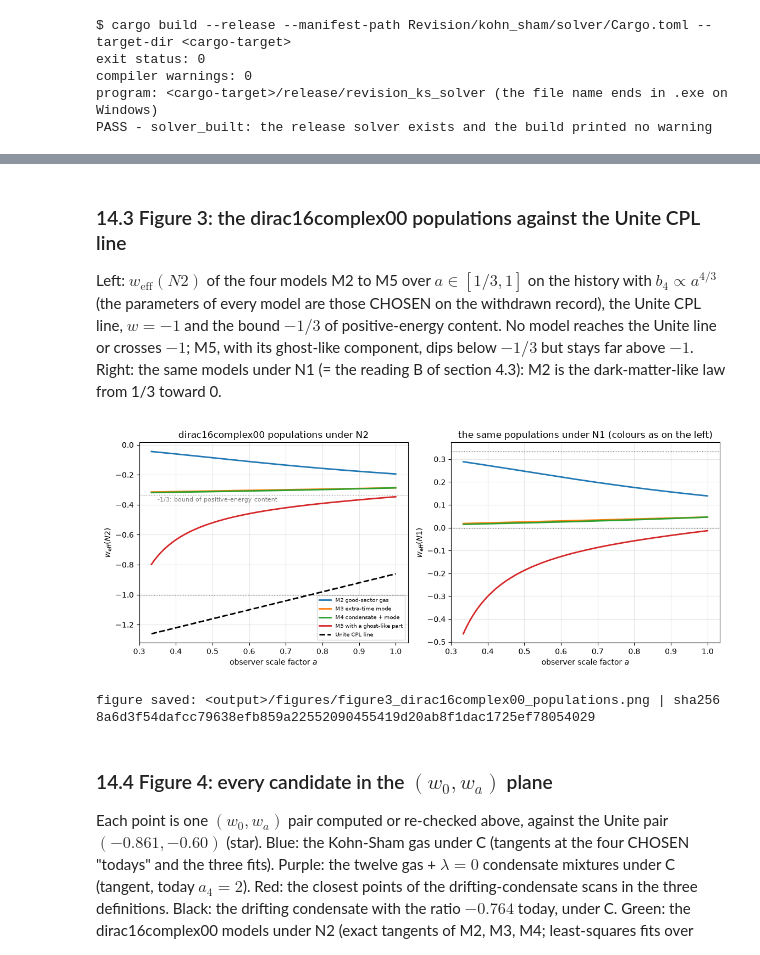
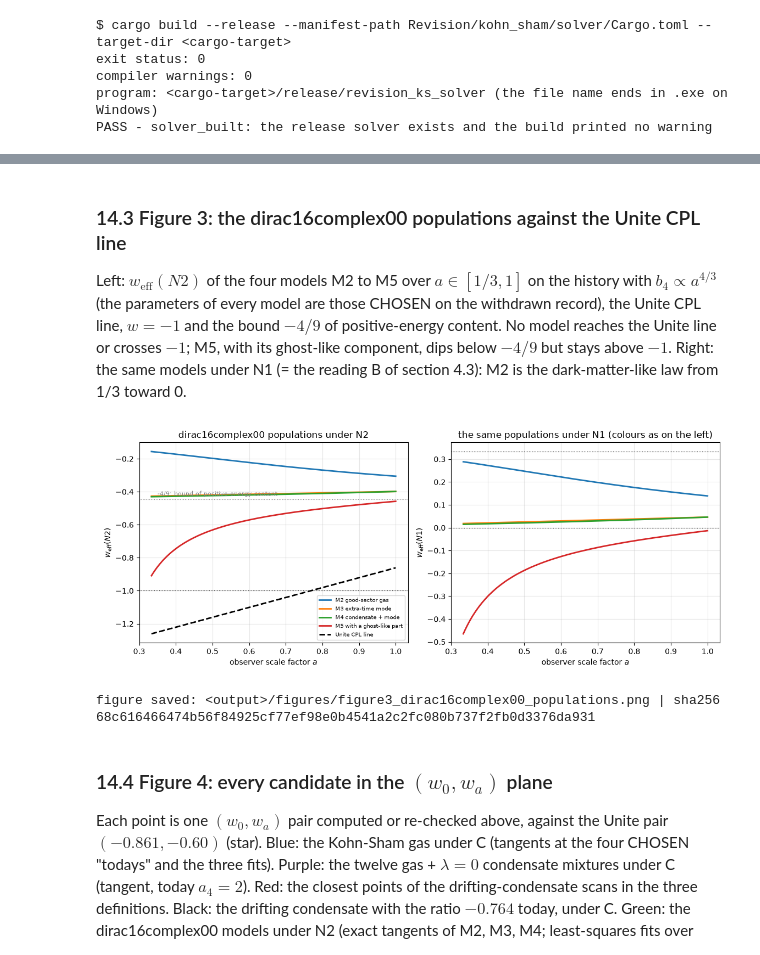
Before and after one commit to once-ere/Dirac_claude, a Jupyter notebook: Revision/notebooks/dark_sector_hypotheses.ipynb, the cells around one changed output, grey strips where cells are left out. Cells and saved outputs as stored; diff of their text form; code cells hidden in the pictures.

```diff
--- a/Revision/notebooks/dark_sector_hypotheses.ipynb
+++ b/Revision/notebooks/dark_sector_hypotheses.ipynb
@@ -1314,5 +1347,6 @@ condensate with $w_c = -0.37$ today).
 # %%
-dEg, dP3g, dXg = deriv(Eg, H_STEP), deriv(P3g, H_STEP), deriv(Xg, H_STEP)
+dEg, dP3g = deriv(Eg, H_STEP), deriv(P3g, H_STEP)
+RATE = 1.0 - 2.0 * BETA                                  # d ln u/d a4 = -5/3 (compute_eos.py)
 SCANS = {}
 for definition in ("ratio", "A_B", "C"):
     best = {"distance": float("inf")}
@@ -1322,17 +1356,19 @@ for definition in ("ratio", "A_B", "C"):
         wcs = np.linspace(-3.0, 0.99, 400)
         uu = 2 * wcs / (1 - wcs)
         for f0 in np.linspace(0.0, 1.0, 201):
-            eg, xg, p3g = f0, f0 * Xg[i2] / Eg[i2], f0 * P3g[i2] / Eg[i2]
-            deg, dxg, dp3g = f0 * dEg[i2] / Eg[i2], f0 * dXg[i2] / Eg[i2], f0 * dP3g[i2] / Eg[i2]
+            eg, p3g = f0, f0 * P3g[i2] / Eg[i2]
+            deg, dp3g = f0 * dEg[i2] / Eg[i2], f0 * dP3g[i2] / Eg[i2]
             ms0 = (1 - f0) / (1 + uu / 2)
             ec, pc = ms0 * (1 + uu / 2), ms0 * uu / 2
-            dec, dpc = -ms0 * uu, -ms0 * uu
+            dec = dpc = 0.5 * RATE * ms0 * uu
             den, dden = eg + ec, deg + dec
             if definition == "ratio":
                 num, dnum, shift = p3g + pc, dp3g + dpc, 0.0
             else:
-                num, dnum = xg + 0.5 * BETA * pc, dxg + 0.5 * BETA * dpc
-                shift = 0.0 if definition == "A_B" else -1 + 0.5 * BETA
+                # the numerator P3 + (beta/2 - 1)(P0 + 3 Pt)/3 of w_eff(A): the condensate has P3 = Pt = P0 = P_c
+                num = p3g + pc + (0.5 * BETA - 1.0) * 4.0 * pc / 3.0
+                dnum = dp3g + dpc + (0.5 * BETA - 1.0) * 4.0 * dpc / 3.0
+                shift = 0.0 if definition == "A_B" else SHIFT_C
             w0 = num / den + shift
             wa = -(dnum * den - num * dden) / den ** 2
             dist = np.hypot(w0 - UNITE["w0"], wa - UNITE["wa"])
@@ -1352,5 +1388,5 @@ check("mixture_scan_equals_record", SCANS == SUMMARY["mixture_scan"],
           f"{k}: ({SCANS[k]['closest']['w0']}, {SCANS[k]['closest']['wa']}), distance {SCANS[k]['closest']['distance']}"
           for k in SCANS) + "; every mixture with |w0 + 0.861| <= 0.1 has wa in " + ", ".join(
           f"{k} [{SCANS[k]['min_wa_with_w0_within_0p1_of_unite']}, {SCANS[k]['max_wa_with_w0_within_0p1_of_unite']}]"
-          for k in SCANS) + "; equal to mixture_scan of outputs/eos-summary.json (check mixture_scan_three_definitions_b4)")
+          for k in SCANS) + "; equal to mixture_scan of outputs/eos-summary.json (check mixture_scan_three_definitions)")
 # %% [output]
@@ -1550,7 +1623,7 @@ def counts(path):
     rep = load_json(path)
     listed = sum(c["verdict"] == "PASS" for c in rep["checks"])
     s = rep.get("summary")
-    if isinstance(s, str):                               # dirac16complex00: "49/49 checks pass"
+    if isinstance(s, str):                               # dirac16complex00: "48/48 checks pass"
         passed, total = (int(v) for v in s.split()[0].split("/"))
         failed = total - passed
     elif s is None:                                      # the Wolfram report: checkCount, failedCount
@@ -1561,10 +1634,10 @@ def counts(path):
     return total, passed, failed, listed, len(rep["checks"])
 
 
-EXPECTED = {DS / "reports" / "derivation-checks.json": 39, DS / "reports" / "ks-history-run.json": 8,
-            DS / "reports" / "eos-checks.json": 15, DS / "reports" / "independent-checks.json": 10,
-            D00 / "reports" / "python-derive-eos.json": 49, D00 / "reports" / "python-independent-numerics.json": 32,
-            REPO / "Revision" / "dark_sector" / "reports" / "wolfram-dark-sector-b4.json": 8}
+EXPECTED = {DS / "reports" / "derivation-checks.json": 37, DS / "reports" / "ks-history-run.json": 8,
+            DS / "reports" / "eos-checks.json": 13, DS / "reports" / "independent-checks.json": 10,
+            D00 / "reports" / "python-derive-eos.json": 48, D00 / "reports" / "python-independent-numerics.json": 32,
+            REPO / "Revision" / "dark_sector" / "reports" / "wolfram-dark-sector.json": 7}
 print("record file                                                                 checks  passed  failed")
 for path, n in EXPECTED.items():
     total, passed, failed, listed, length = counts(path)
@@ -1659,23 +1732,23 @@ a_obs = np.exp(a4g - 2.0)
 fig, ax = plt.subplots(figsize=(8.5, 4.8))
 for k, f0 in enumerate((0.2, 0.4, 0.6, 0.8, 1.0)):
     Ec = Eg[it] * (1 - f0) / f0
-    ax.plot(a_obs, Xg / (Eg + Ec) - 1 + 0.5 * BETA, color=plt.cm.viridis(0.15 + 0.17 * k), lw=1.8,
+    ax.plot(a_obs, P3g / (Eg + Ec) + SHIFT_C, color=plt.cm.viridis(0.15 + 0.17 * k), lw=1.8,
             label=f"gas fraction today {f0:.1f} (lambda = 0 condensate)")
-a_pole = math.exp(-0.5 * math.log(2.0 / abs(float(u))))          # E_c = m S0 (1 + u/2) = 0: u = -2
+a_pole = math.exp(-0.6 * math.log(2.0 / abs(float(u))))          # E_c = m S0 (1 + u/2) = 0: u = -2
 a_fine = np.linspace(a_pole + 1e-3, 1.0, 400)
-u_fine = float(u) * a_fine ** -2.0                                  # u ~ e^(-2 a4) = u_today a^(-2)
-ax.plot(a_fine, -1 / 3 + (2 / 3) * u_fine / (2 + u_fine), color="C3", lw=2.5, ls="--",
+u_fine = float(u) * a_fine ** (-5.0 / 3.0)                         # u ~ e^(-(5/3) a4) = u_today a^(-5/3)
+ax.plot(a_fine, (5 / 9) * u_fine / (2 + u_fine) - 4 / 9, color="C3", lw=2.5, ls="--",
         label=f"drifting condensate, ratio -0.764 today (energy 0 at a = {a_pole:.3f})")
 ax.axvline(a_pole, color="C3", lw=0.8, ls=":")
 aa = np.linspace(a_obs[0], 1.0, 200)
 ax.plot(aa, UNITE["w0"] + UNITE["wa"] * (1 - aa), color="k", lw=2, label="Unite CPL line (-0.861, -0.60)")
 ax.axhline(-1, color="k", lw=0.8, ls=":")
-ax.axhline(-1 / 3, color="C7", lw=0.8, ls=":")
+ax.axhline(-4 / 9, color="C7", lw=0.8, ls=":")
 ax.axhline(UNITE["w_const"], color="C4", lw=1, ls="-.", label="Unite constant w = -0.764")
 ax.set_xlabel(r"observer scale factor $a = e^{a_4 - 2}$ (today $a$ = 1)")
 ax.set_ylabel(r"$w_\mathrm{eff}(C)$")
 ax.set_ylim(-3.0, 0.2)
-ax.set_title("normalisation C on the history with $b_4(x_4)$: mixtures stay above -1/3")
+ax.set_title("normalisation C on the history of the corrected metric: mixtures stay above -4/9")
 ax.legend(fontsize=7.5, loc="lower right")
 ax.grid(True, alpha=0.3)
 fig.tight_layout()
@@ -1688,39 +1761,39 @@ figure saved: <output>/figures/figure2_mixtures.png | sha256 e2ec39477b1eab5f661
 
 Left: $w_\mathrm{eff}(N2)$ of the four models M2 to M5 over $a \in [1/3, 1]$ on the history with $b_4 \propto a^{4/3}$
 (the parameters of every model are those CHOSEN on the withdrawn record), the Unite CPL line, $w = -1$ and the bound
-$-1/3$ of positive-energy content. No model reaches the Unite line or crosses $-1$; M5, with its ghost-like
-component, dips below $-1/3$ but stays far above $-1$. Right: the same models under N1 (= the reading B of
+$-4/9$ of positive-energy content. No model reaches the Unite line or crosses $-1$; M5, with its ghost-like
+component, dips below $-4/9$ but stays above $-1$. Right: the same models under N1 (= the reading B of
 section 4.3): M2 is the dark-matter-like law from 1/3 toward 0.
 # %%
 a3 = np.linspace(1 / 3, 1.0, 400)
 fig, (ax1, ax2) = plt.subplots(1, 2, figsize=(11.5, 4.6))
 names = {"M2_positive_good_sector_gas": "M2 good-sector gas", "M3_positive_extra_time_mode": "M3 extra-time mode",
          "M4_condensate_plus_extra_time_mode": "M4 condensate + mode",
          "M5_with_ghost_component": "M5 with a ghost-like part"}
 for k, (name, comps) in enumerate(FLOAT_MODELS.items()):
     vals = [parts(comps, float(x), math.sqrt) for x in a3]
-    ax1.plot(a3, [-1 + 2 / 3 + E / R for R, E, _ in vals], color=f"C{k}", lw=2, label=names[name])
+    ax1.plot(a3, [-4 / 9 + E / R for R, E, _ in vals], color=f"C{k}", lw=2, label=names[name])
     ax2.plot(a3, [E / R for R, E, _ in vals], color=f"C{k}", lw=2, label=names[name])
 ax1.plot(a3, UNITE["w0"] + UNITE["wa"] * (1 - a3), color="k", lw=2, ls="--", label="Unite CPL line")
 ax1.axhline(-1, color="k", lw=0.8, ls=":")
-ax1.axhline(-1 / 3, color="C7", lw=0.8, ls=":")
-ax1.text(0.35, -1 / 3 - 0.045, "-1/3: bound of positive-energy content", fontsize=8, color="C7")
+ax1.axhline(-4 / 9, color="C7", lw=0.8, ls=":")
+ax1.text(0.35, -4 / 9 + 0.02, "-4/9: bound of positive-energy content", fontsize=8, color="C7")
 ax1.set_xlabel("observer scale factor $a$")
 ax1.set_ylabel(r"$w_\mathrm{eff}(N2)$")
 ax1.set_title("dirac16complex00 populations under N2")
 ax1.legend(fontsize=7.5, loc="lower right")
 ax1.grid(True, alpha=0.3)
 ax2.axhline(1 / 3, color="k", lw=0.8, ls=":")
 ax2.axhline(0, color="k", lw=0.8, ls=":")
 ax2.set_xlabel("observer scale factor $a$")
 ax2.set_ylabel(r"$w_\mathrm{eff}(N1)$")
 ax2.set_title("the same populations under N1 (colours as on the left)")
 ax2.grid(True, alpha=0.3)
 fig.tight_layout()
 save_and_show(fig, "figure3_dirac16complex00_populations.png")
 # %% [output]
-[figure, old version]
+[figure, new version]
-figure saved: <output>/figures/figure3_dirac16complex00_populations.png | sha256 8a6d3f54dafcc79638efb859a22552090455419d20ab8f1dac1725ef78054029
+figure saved: <output>/figures/figure3_dirac16complex00_populations.png | sha256 68c616466474b56f84925cf77ef98e0b4541a2c2fc080b737f2fb0d3376da931
 # %% [markdown]
 ### 14.4 Figure 4: every candidate in the $(w_0, w_a)$ plane
 
```
Also changed, not shown: parts of 40 cells of this notebook, 4 other files.
